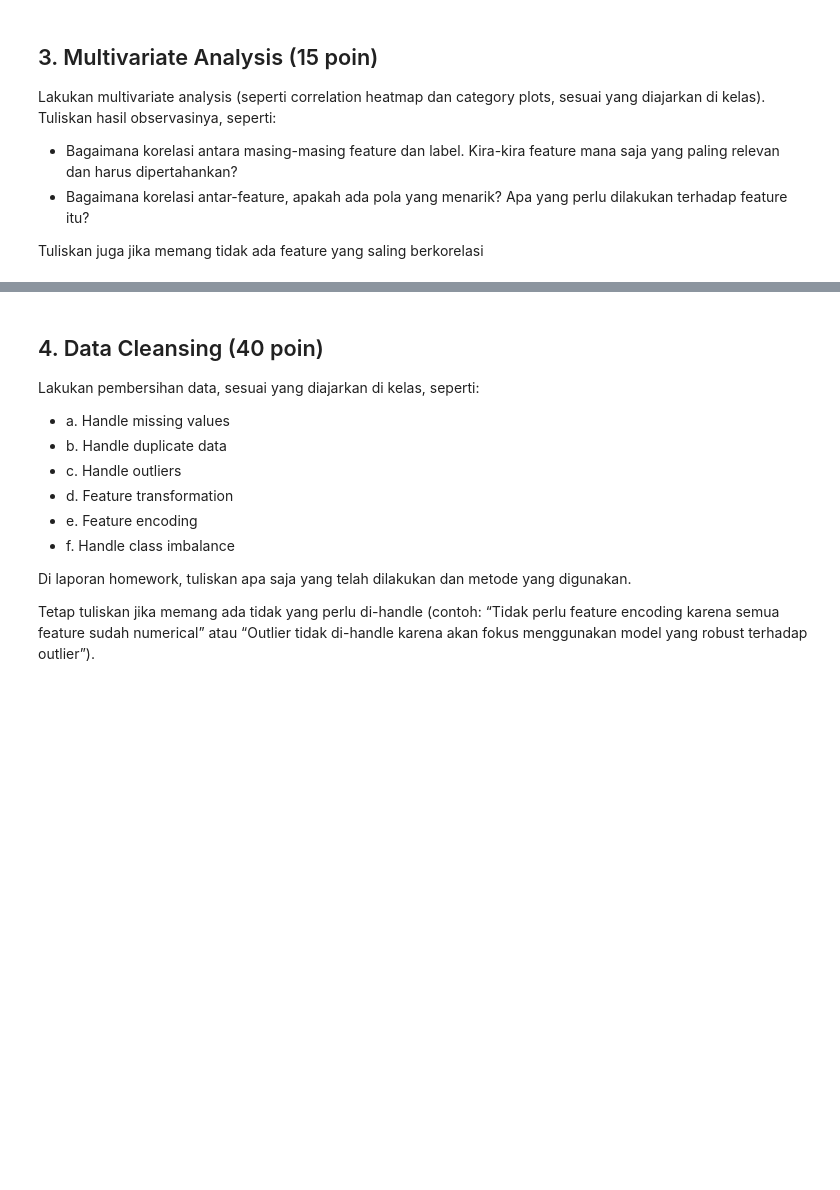
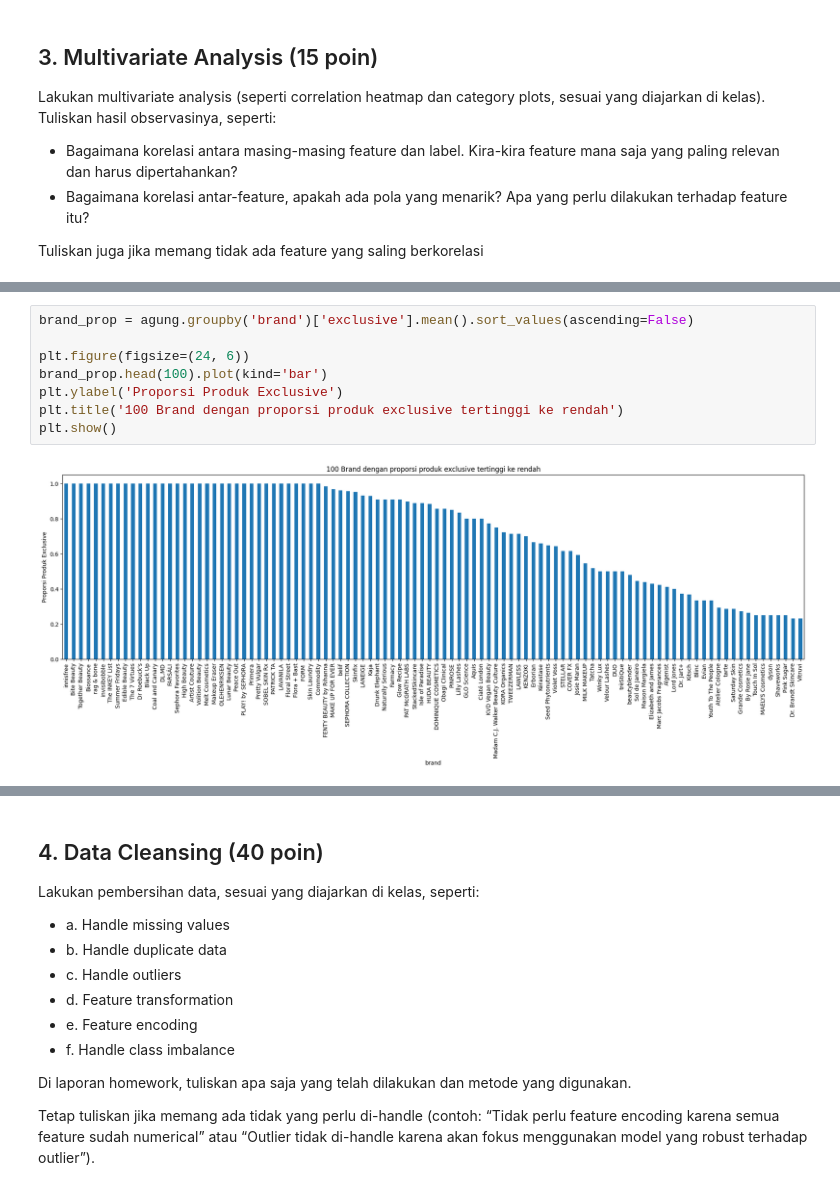
Before and after one commit to AgungHari/Rakamin_HW_MachineLearningPreparation, a Jupyter notebook: Homework/Mentahan.ipynb, the cells around one changed output, grey strips where cells are left out. Cells and saved outputs as stored; diff of their text form; blank space fills up the shorter version.

```diff
--- a/Homework/Mentahan.ipynb
+++ b/Homework/Mentahan.ipynb
@@ -202,0 +400,10 @@ Tuliskan juga jika memang tidak ada feature yang saling berkorelasi
+# %%
+brand_prop = agung.groupby('brand')['exclusive'].mean().sort_values(ascending=False)
+
+plt.figure(figsize=(24, 6))
+brand_prop.head(100).plot(kind='bar')
+plt.ylabel('Proporsi Produk Exclusive')
+plt.title('100 Brand dengan proporsi produk exclusive tertinggi ke rendah')
+plt.show()
+# %% [output]
+[figure, added]
```
Also changed, not shown: parts of 55 cells of this notebook, 1 other file.
